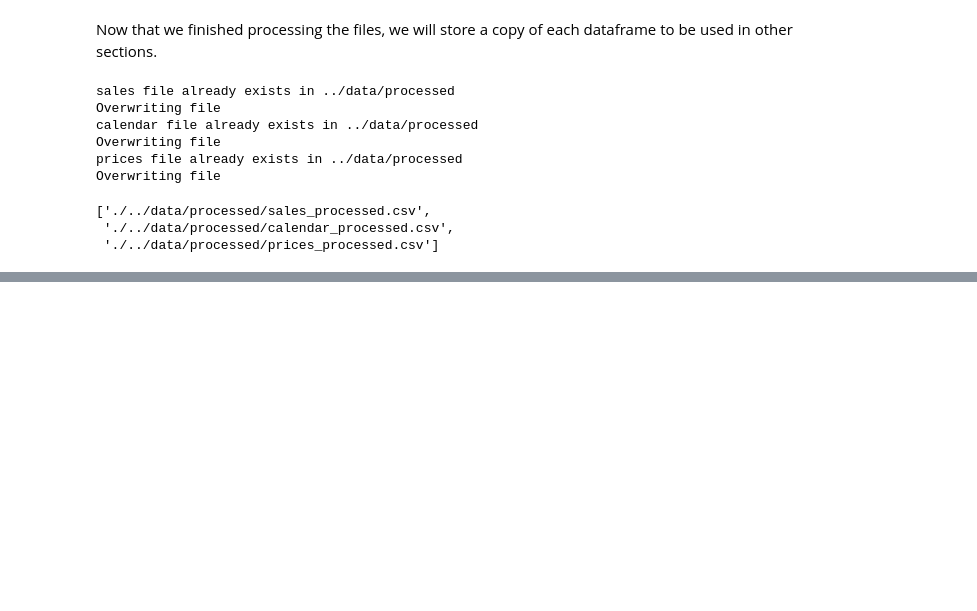
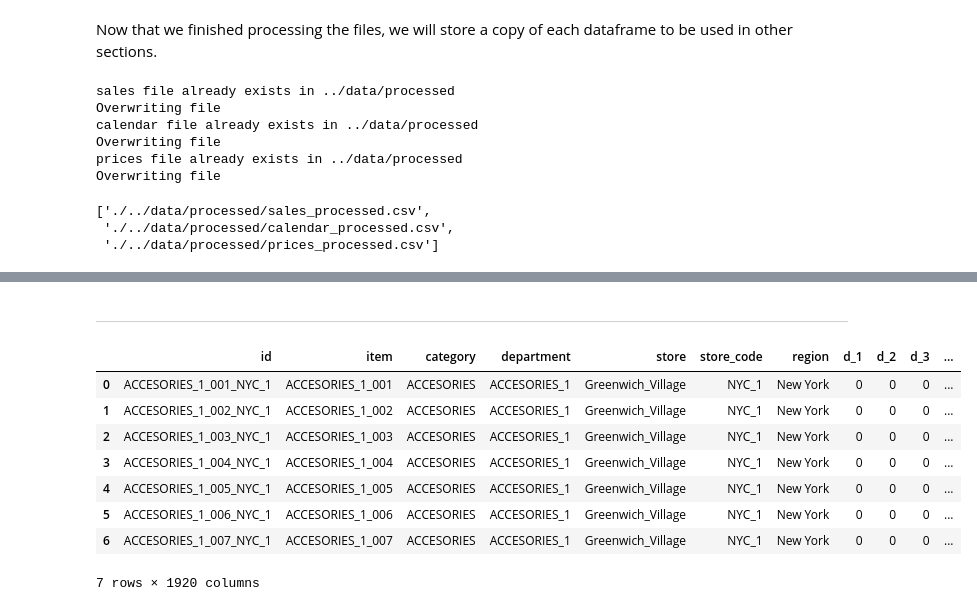
Before and after one commit to Maycas/DS-Market, a Jupyter notebook: 1 - Analysis/1 - Data Preparation.ipynb, the cells around one changed output, grey strips where cells are left out. Saved outputs shown, nothing was run; the diff lists cells and outputs as text; code cells hidden in the pictures; blank space fills up the shorter version.

```diff
--- a/1 - Analysis/1 - Data Preparation.ipynb
+++ b/1 - Analysis/1 - Data Preparation.ipynb
@@ -995,0 +1006,15 @@ sales.head()
+# %% [markdown]
+----
+# %%
+sales_s = sales[:7]
+sales_s
+# %% [output]
+|  | id | item | category | department | store | store_code | region | d_1 | d_2 | d_3 | ... |
+| 0 | ACCESORIES_1_001_NYC_1 | ACCESORIES_1_001 | ACCESORIES | ACCESORIES_1 | Greenwich_Village | NYC_1 | New York | 0 | 0 | 0 | ... |
+| 1 | ACCESORIES_1_002_NYC_1 | ACCESORIES_1_002 | ACCESORIES | ACCESORIES_1 | Greenwich_Village | NYC_1 | New York | 0 | 0 | 0 | ... |
+| 2 | ACCESORIES_1_003_NYC_1 | ACCESORIES_1_003 | ACCESORIES | ACCESORIES_1 | Greenwich_Village | NYC_1 | New York | 0 | 0 | 0 | ... |
+| 3 | ACCESORIES_1_004_NYC_1 | ACCESORIES_1_004 | ACCESORIES | ACCESORIES_1 | Greenwich_Village | NYC_1 | New York | 0 | 0 | 0 | ... |
+| 4 | ACCESORIES_1_005_NYC_1 | ACCESORIES_1_005 | ACCESORIES | ACCESORIES_1 | Greenwich_Village | NYC_1 | New York | 0 | 0 | 0 | ... |
+| 5 | ACCESORIES_1_006_NYC_1 | ACCESORIES_1_006 | ACCESORIES | ACCESORIES_1 | Greenwich_Village | NYC_1 | New York | 0 | 0 | 0 | ... |
+| 6 | ACCESORIES_1_007_NYC_1 | ACCESORIES_1_007 | ACCESORIES | ACCESORIES_1 | Greenwich_Village | NYC_1 | New York | 0 | 0 | 0 | ... |
+7 rows × 1920 columns
```
Also changed, not shown: parts of 16 cells of this notebook.
